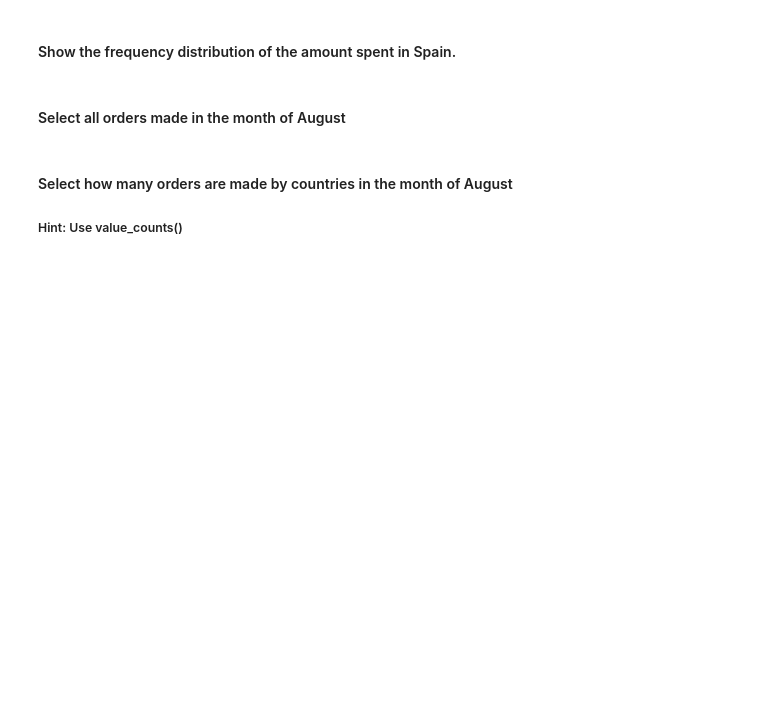
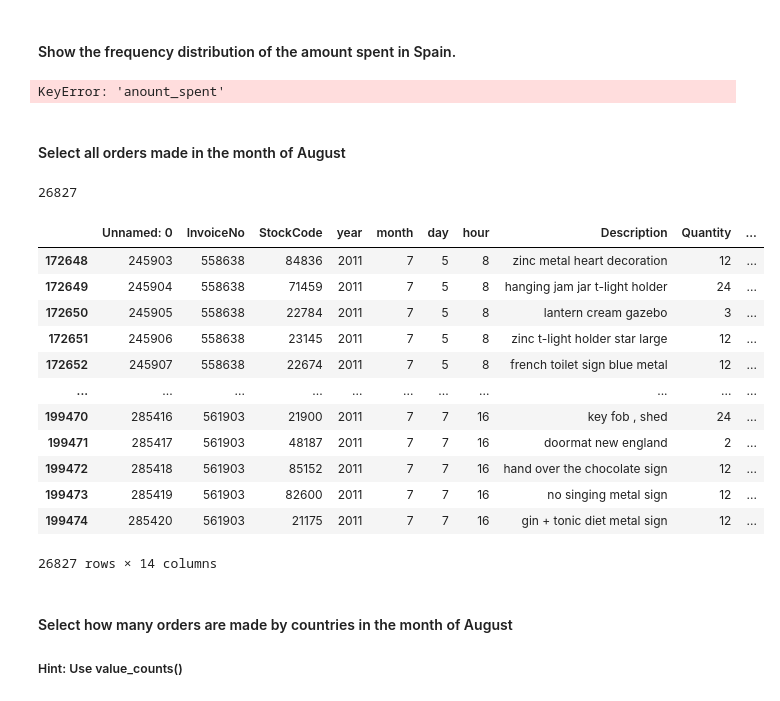
Before and after one commit to Ironhack-data-bcn-oct-2022/lab-descriptive-stats, a Jupyter notebook: your-code/main.ipynb, the cells around one changed output. Drawn from its saved outputs; the diff is of its cells as text; code cells hidden in the pictures; blank space fills up the shorter version.

```diff
--- a/your-code/main.ipynb
+++ b/your-code/main.ipynb
@@ -473,10 +536,32 @@ orders['Country'].value_counts()['Spain']
 #### Show the frequency distribution of the amount spent in Spain.
 # %%
 # your answer here
+spain['anount_spent'].max()
+# %% [output]
+KeyError: 'anount_spent'
 # %% [markdown]
 #### Select all orders made in the month of August
 # %%
 # your answer here
+orders['month'].value_counts()[7]
+# %% [output]
+26827
+# %%
+orders.loc[orders['month'] == 7]
+# %% [output]
+|  | Unnamed: 0 | InvoiceNo | StockCode | year | month | day | hour | Description | Quantity | ... |
+| 172648 | 245903 | 558638 | 84836 | 2011 | 7 | 5 | 8 | zinc metal heart decoration | 12 | ... |
+| 172649 | 245904 | 558638 | 71459 | 2011 | 7 | 5 | 8 | hanging jam jar t-light holder | 24 | ... |
+| 172650 | 245905 | 558638 | 22784 | 2011 | 7 | 5 | 8 | lantern cream gazebo | 3 | ... |
+| 172651 | 245906 | 558638 | 23145 | 2011 | 7 | 5 | 8 | zinc t-light holder star large | 12 | ... |
+| 172652 | 245907 | 558638 | 22674 | 2011 | 7 | 5 | 8 | french toilet sign blue metal | 12 | ... |
+| ... | ... | ... | ... | ... | ... | ... | ... | ... | ... | ... |
+| 199470 | 285416 | 561903 | 21900 | 2011 | 7 | 7 | 16 | key fob , shed | 24 | ... |
+| 199471 | 285417 | 561903 | 48187 | 2011 | 7 | 7 | 16 | doormat new england | 2 | ... |
+| 199472 | 285418 | 561903 | 85152 | 2011 | 7 | 7 | 16 | hand over the chocolate sign | 12 | ... |
+| 199473 | 285419 | 561903 | 82600 | 2011 | 7 | 7 | 16 | no singing metal sign | 12 | ... |
+| 199474 | 285420 | 561903 | 21175 | 2011 | 7 | 7 | 16 | gin + tonic diet metal sign | 12 | ... |
+26827 rows × 14 columns
 # %% [markdown]
 #### Select how many orders are made by countries in the month of August
 ##### Hint: Use value_counts()
```
Also changed, not shown: parts of 12 cells of this notebook.
